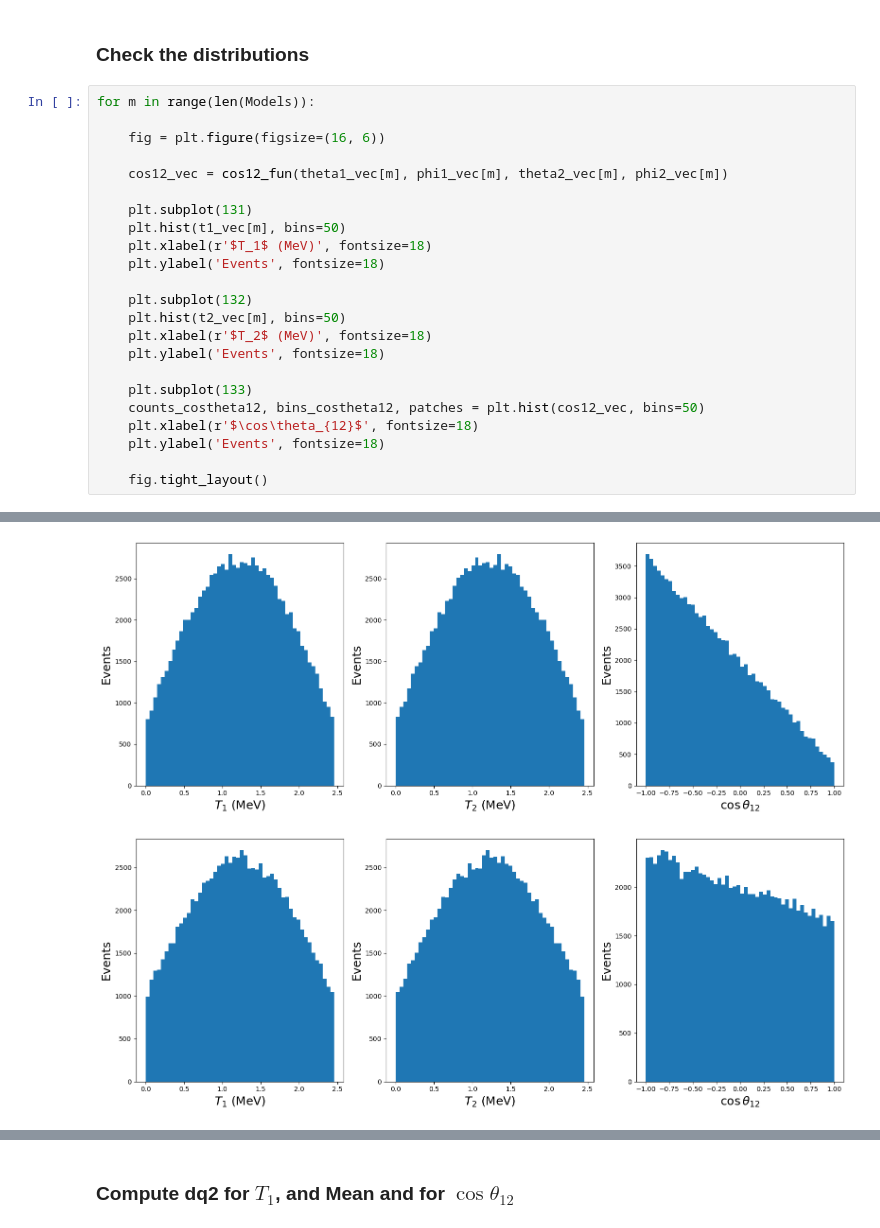
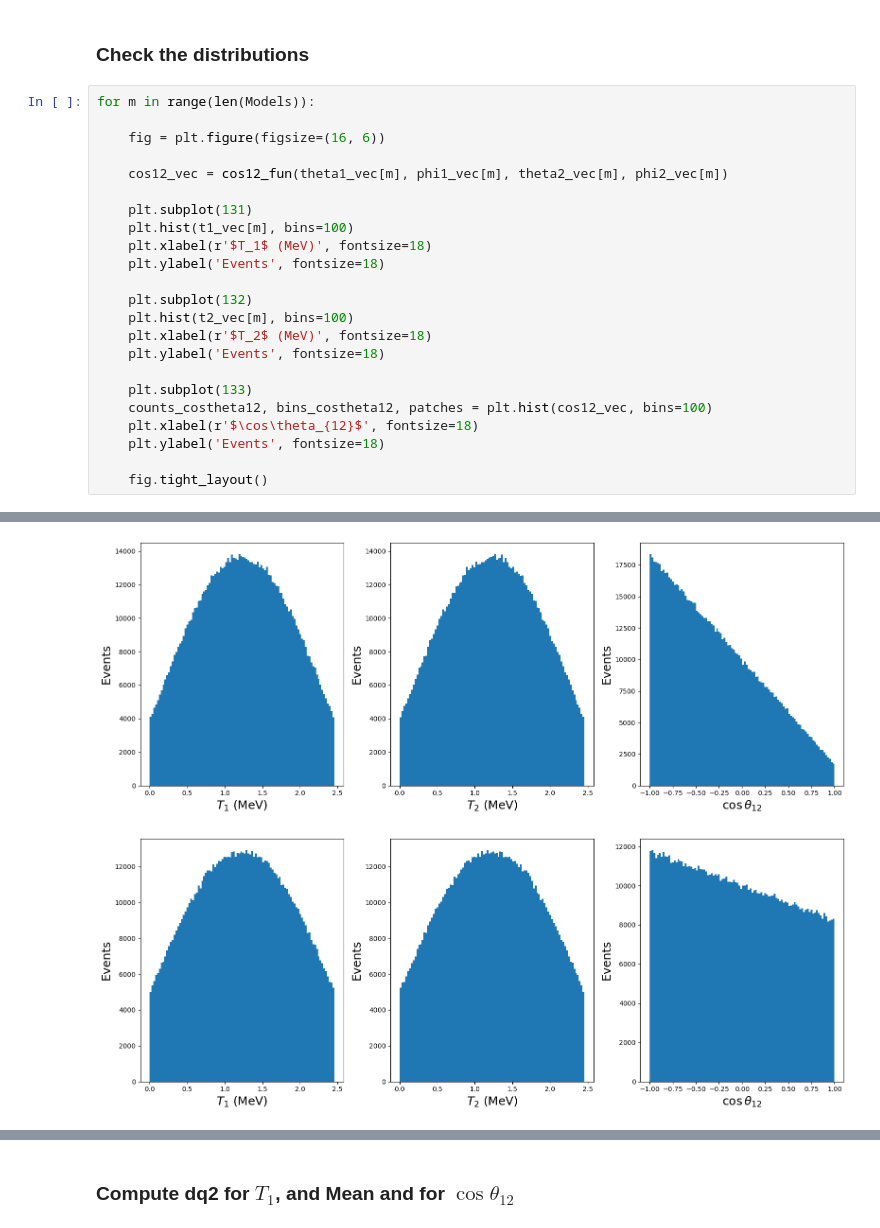
Before and after one commit to kvjmistry/NEXT_nudobe, a Jupyter notebook: workdir/nudobe_generation_models.ipynb, the cells around one changed output, grey strips where cells are left out. Drawn from its saved outputs; the diff is of its cells as text.

```diff
--- a/workdir/nudobe_generation_models.ipynb
+++ b/workdir/nudobe_generation_models.ipynb
@@ -537,17 +537,17 @@ for m in range(len(Models)):
     cos12_vec = cos12_fun(theta1_vec[m], phi1_vec[m], theta2_vec[m], phi2_vec[m])
 
     plt.subplot(131)
-    plt.hist(t1_vec[m], bins=50)
+    plt.hist(t1_vec[m], bins=100)
     plt.xlabel(r'$T_1$ (MeV)', fontsize=18)
     plt.ylabel('Events', fontsize=18)
 
     plt.subplot(132)
-    plt.hist(t2_vec[m], bins=50)
+    plt.hist(t2_vec[m], bins=100)
     plt.xlabel(r'$T_2$ (MeV)', fontsize=18)
     plt.ylabel('Events', fontsize=18)
 
     plt.subplot(133)
-    counts_costheta12, bins_costheta12, patches = plt.hist(cos12_vec, bins=50)
+    counts_costheta12, bins_costheta12, patches = plt.hist(cos12_vec, bins=100)
     plt.xlabel(r'$\cos\theta_{12}$', fontsize=18)
     plt.ylabel('Events', fontsize=18)
 
@@ -557,2 +557,2 @@ for m in range(len(Models)):
-[figure, old version]
+[figure, new version]
-[figure, old version]
+[figure, new version]
```
Also changed, not shown: parts of 3 cells of this notebook, 4 other files.
